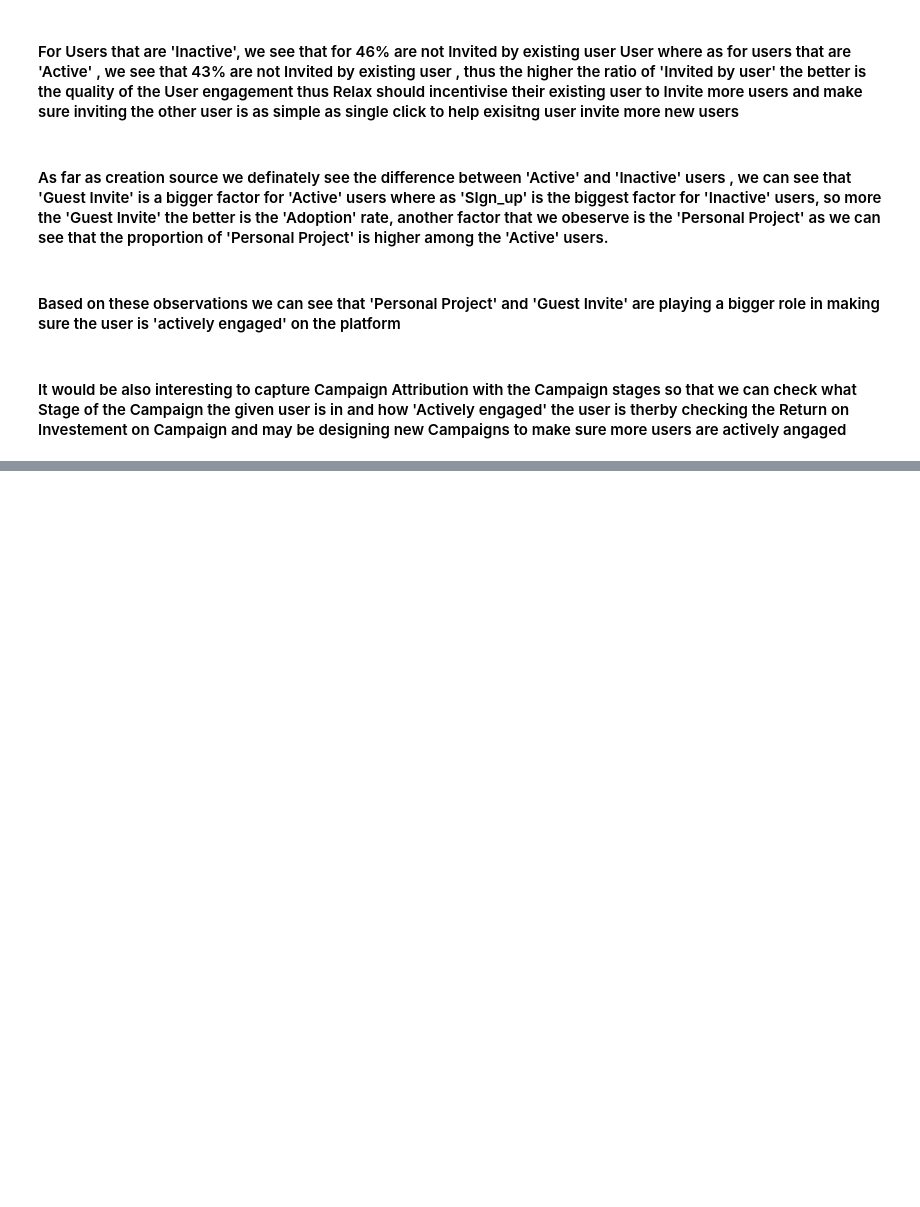
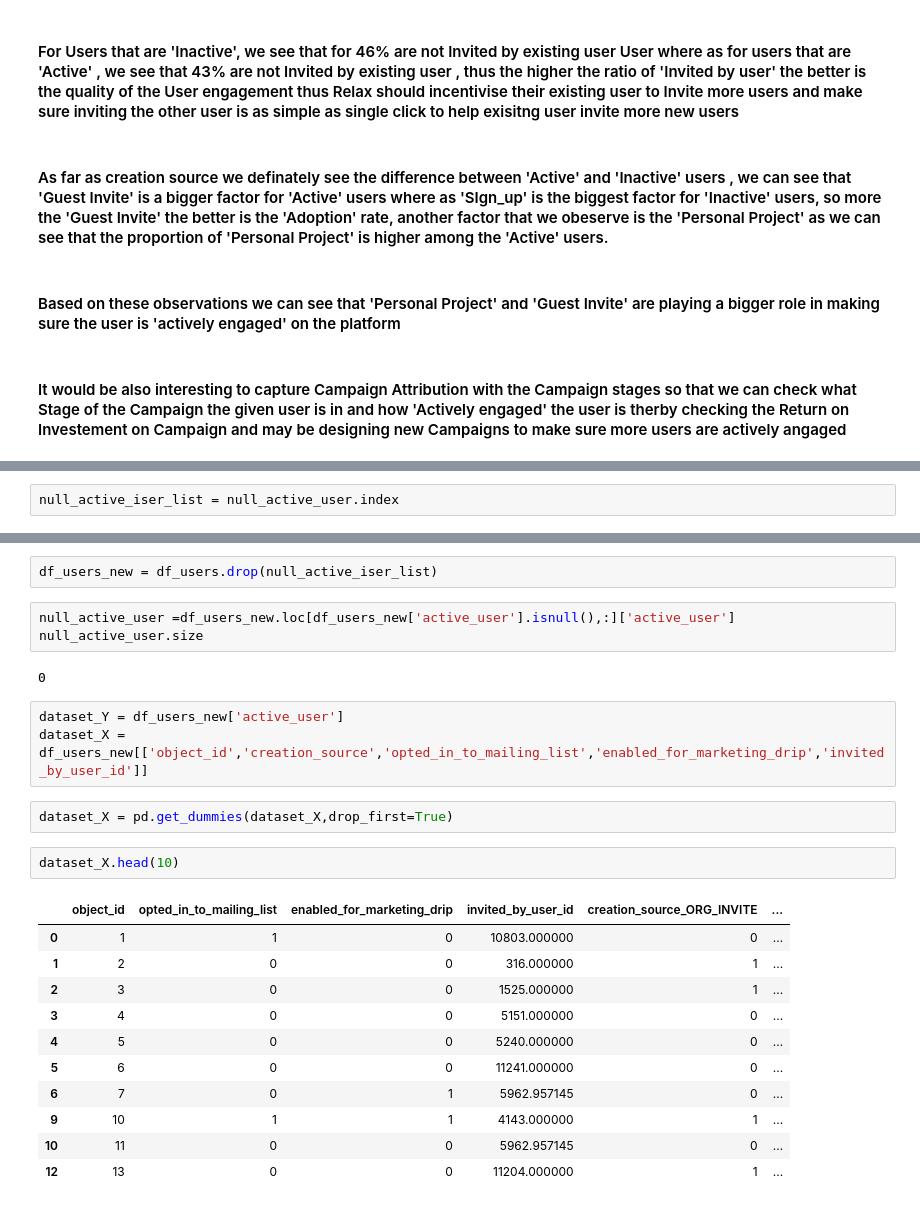
Before and after one commit to chinshaunakdesai/DataScienceWork, a Jupyter notebook: Relax_inc_UserEngagement/Relax_UserEngagementPredictor.ipynb, the cells around one changed output, grey strips where cells are left out. Cells and saved outputs as stored; diff of their text form; blank space fills up the shorter version.

```diff
--- a/Relax_inc_UserEngagement/Relax_UserEngagementPredictor.ipynb
+++ b/Relax_inc_UserEngagement/Relax_UserEngagementPredictor.ipynb
@@ -382,0 +442,2 @@ ration_mktdrip_one
+# %%
+null_active_iser_list = null_active_user.index
@@ -382,0 +453,26 @@ ration_mktdrip_one
+# %%
+df_users_new = df_users.drop(null_active_iser_list)
+# %%
+null_active_user =df_users_new.loc[df_users_new['active_user'].isnull(),:]['active_user']
+null_active_user.size
+# %% [output]
+0
+# %%
+dataset_Y = df_users_new['active_user']
+dataset_X = df_users_new[['object_id','creation_source','opted_in_to_mailing_list','enabled_for_marketing_drip','invited_by_user_id']]
+# %%
+dataset_X = pd.get_dummies(dataset_X,drop_first=True)
+# %%
+dataset_X.head(10)
+# %% [output]
+|  | object_id | opted_in_to_mailing_list | enabled_for_marketing_drip | invited_by_user_id | creation_source_ORG_INVITE | ... |
+| 0 | 1 | 1 | 0 | 10803.000000 | 0 | ... |
+| 1 | 2 | 0 | 0 | 316.000000 | 1 | ... |
+| 2 | 3 | 0 | 0 | 1525.000000 | 1 | ... |
+| 3 | 4 | 0 | 0 | 5151.000000 | 0 | ... |
+| 4 | 5 | 0 | 0 | 5240.000000 | 0 | ... |
+| 5 | 6 | 0 | 0 | 11241.000000 | 0 | ... |
+| 6 | 7 | 0 | 1 | 5962.957145 | 0 | ... |
+| 9 | 10 | 1 | 1 | 4143.000000 | 1 | ... |
+| 10 | 11 | 0 | 0 | 5962.957145 | 0 | ... |
+| 12 | 13 | 0 | 0 | 11204.000000 | 1 | ... |
```
Also changed, not shown: parts of 26 cells of this notebook.
